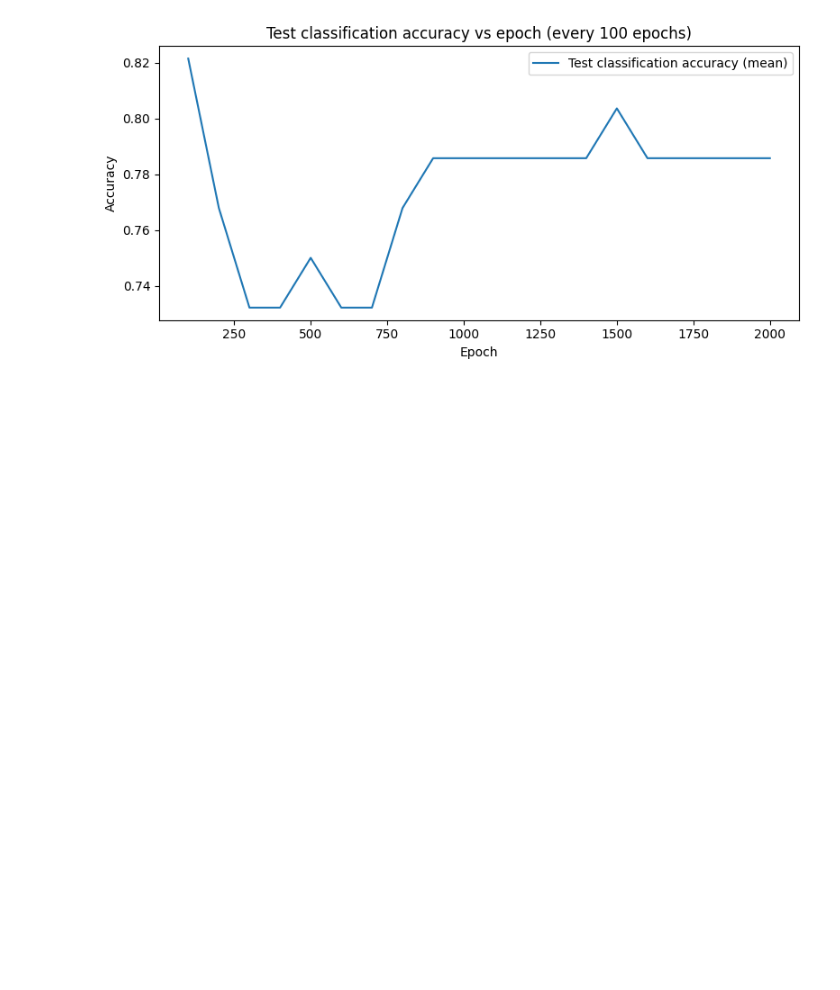
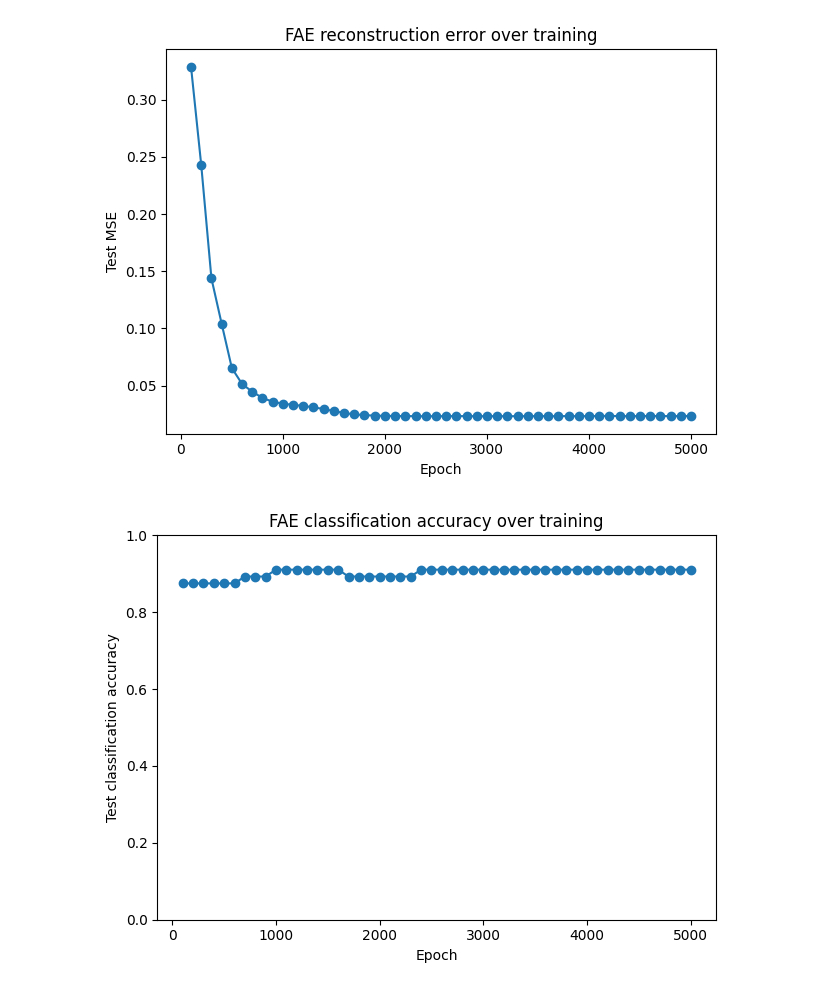
Before and after one commit to mobinapourmoshir/Functional-Autoencoder, a Jupyter notebook: Code/Regular FAE - V1.ipynb, the cells around one changed output. Drawn from its saved outputs; the diff is of its cells as text; code cells hidden in the pictures; blank space fills up the shorter version.

```diff
--- a/Code/Regular FAE - V1.ipynb
+++ b/Code/Regular FAE - V1.ipynb
@@ -303,7 +299,7 @@ history = run_fae_experiment(
     label=label,
     tpts=tpts,
     n_iter=1,
-    epochs=2000,
+    epochs=5000,
     log_every=100
 )
 # %% [output]
@@ -357,25 +323,52 @@ plt.show()
-# %%
-# Test classification accuracy every 100 epochs (mean ± SD)
-test_acc_mean = np.array([
-    np.mean(v) for v in history["per_epoch_test_class_acc"]
-])
-test_acc_sd = np.array([
-    np.std(v) for v in history["per_epoch_test_class_acc"]
-])
-
-plt.figure(figsize=(8,4))
-plt.plot(xs, test_acc_mean, label="Test classification accuracy (mean)")
-plt.fill_between(
-    xs,
-    test_acc_mean - test_acc_sd,
-    test_acc_mean + test_acc_sd,
-    alpha=0.25
-)
-plt.xlabel("Epoch")
-plt.ylabel("Accuracy")
-plt.title("Test classification accuracy vs epoch (every 100 epochs)")
-plt.legend()
-plt.tight_layout()
-plt.show()
-# %% [output]
-[figure, removed]
+# %%
+import numpy as np
+import matplotlib.pyplot as plt
+
+# mean test MSE over replicates at each 100-epoch checkpoint
+test_mse_mean = [np.mean(v) for v in history["per_epoch_test_recon_loss"]]
+test_mse_sd   = [np.std(v)  for v in history["per_epoch_test_recon_loss"]]
+
+# mean classification accuracy over replicates
+test_acc_mean = [np.mean(v) for v in history["per_epoch_test_class_acc"]]
+test_acc_sd   = [np.std(v)  for v in history["per_epoch_test_class_acc"]]
+
+# epoch grid (every 100 epochs)
+epochs_grid = np.arange(
+    100,
+    100 * len(test_mse_mean) + 1,
+    100
+)
+
+# ---- Plot test reconstruction error ----
+plt.figure()
+plt.errorbar(
+    epochs_grid,
+    test_mse_mean,
+    yerr=test_mse_sd,
+    fmt='-o',
+    capsize=3
+)
+plt.xlabel('Epoch')
+plt.ylabel('Test MSE')
+plt.title('FAE reconstruction error over training')
+plt.tight_layout()
+plt.show()
+
+# ---- Plot test classification accuracy ----
+plt.figure()
+plt.errorbar(
+    epochs_grid,
+    test_acc_mean,
+    yerr=test_acc_sd,
+    fmt='-o',
+    capsize=3
+)
+plt.xlabel('Epoch')
+plt.ylabel('Test classification accuracy')
+plt.ylim(0, 1)
+plt.title('FAE classification accuracy over training')
+plt.tight_layout()
+plt.show()
+# %% [output]
+[figure, added]
+[figure, added]
```
Also changed, not shown: parts of 10 cells of this notebook.
